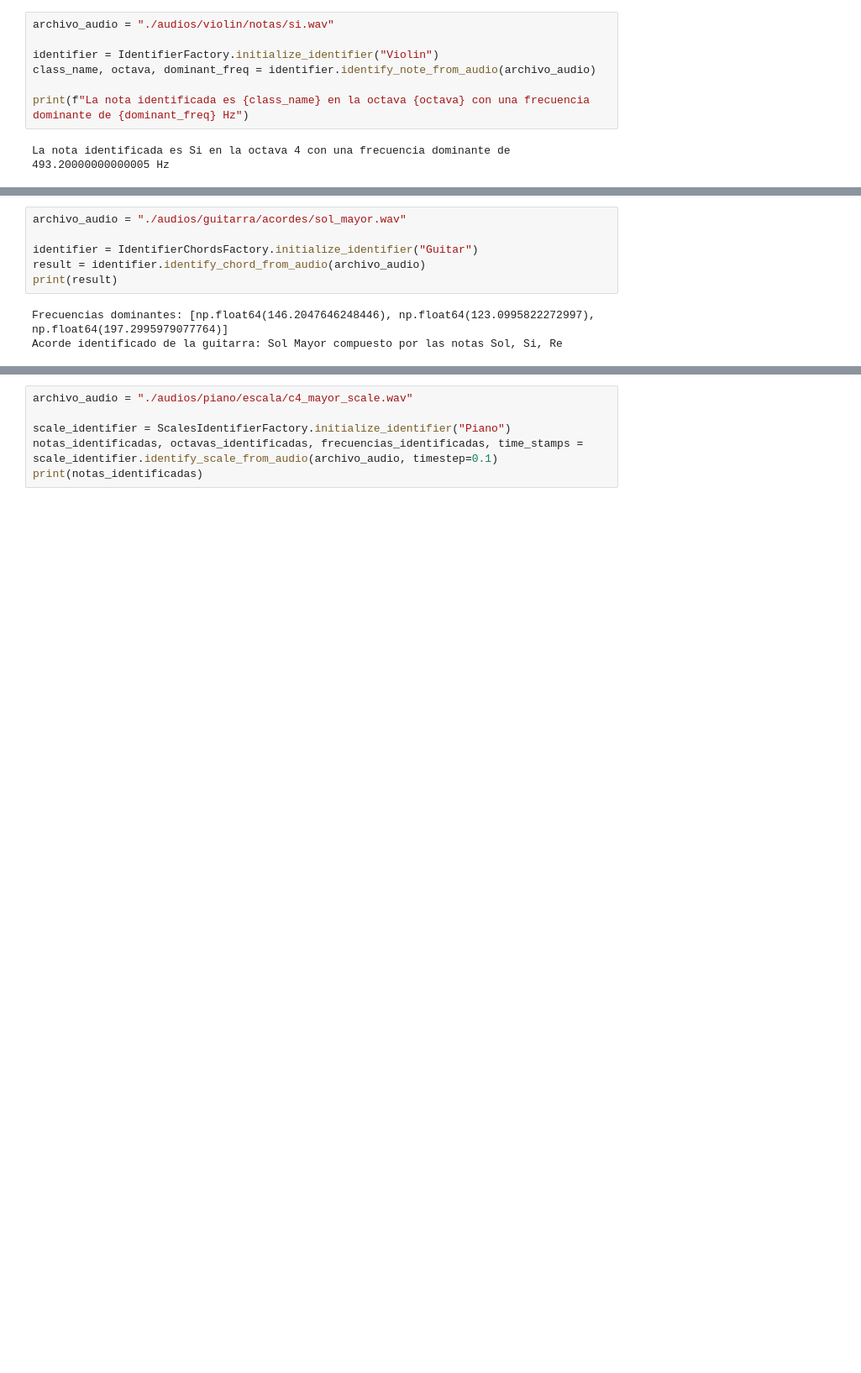
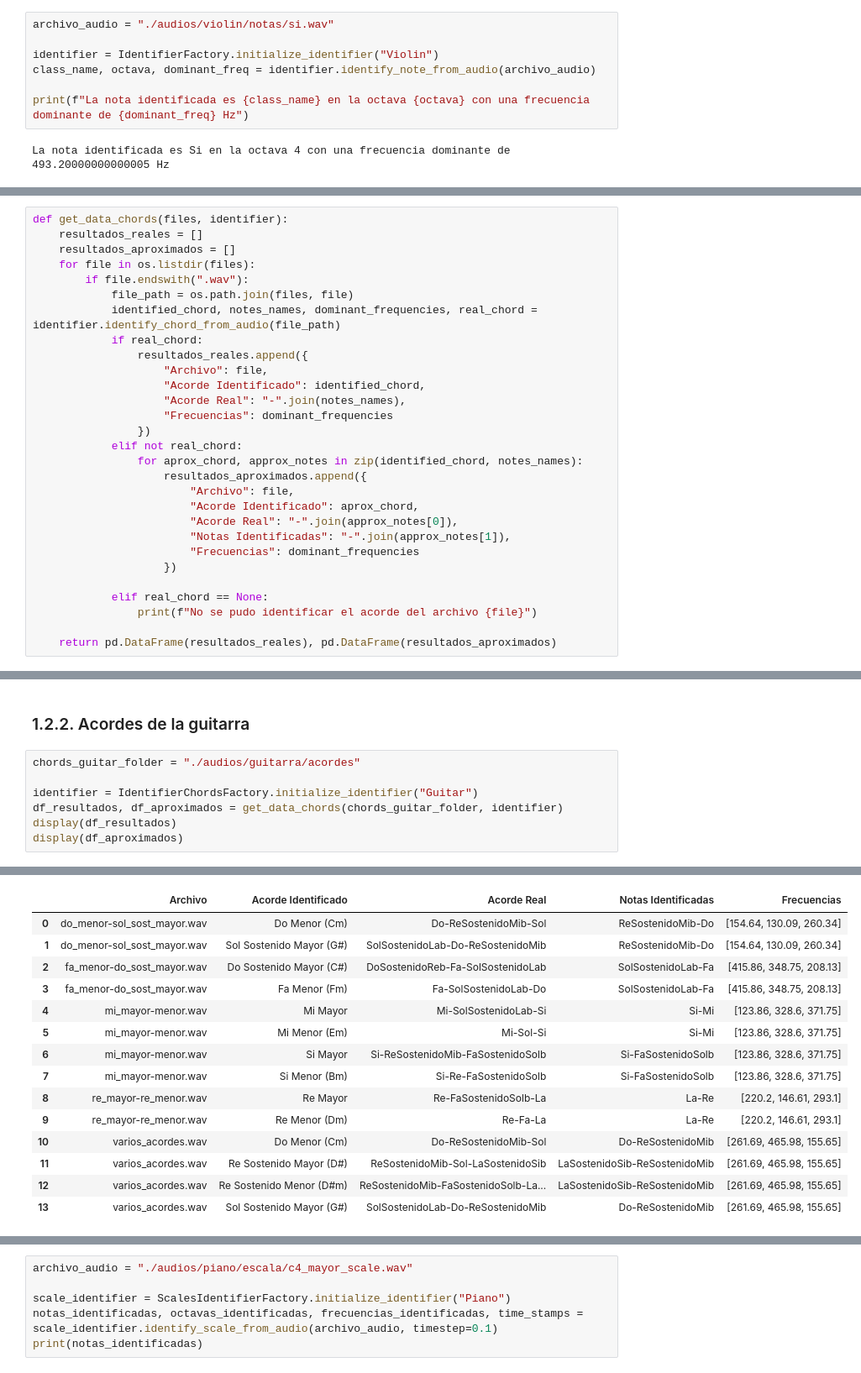
Before and after one commit to MediaMind-ULPGC/P04, a Jupyter notebook: P04.ipynb, the cells around one changed output, grey strips where cells are left out. Shown at 84% size. Saved outputs shown, nothing was run; the diff lists cells and outputs as text; blank space fills up the shorter version.

Commit message:
Presentación acordes

```diff
--- a/P04.ipynb
+++ b/P04.ipynb
@@ -170,0 +162,29 @@ for file in lista_de_archivos:
+# %%
+def get_data_chords(files, identifier):
+    resultados_reales = []
+    resultados_aproximados = []
+    for file in os.listdir(files):
+        if file.endswith(".wav"):
+            file_path = os.path.join(files, file)
+            identified_chord, notes_names, dominant_frequencies, real_chord = identifier.identify_chord_from_audio(file_path)
+            if real_chord:
+                resultados_reales.append({
+                    "Archivo": file,
+                    "Acorde Identificado": identified_chord,
+                    "Acorde Real": "-".join(notes_names),
+                    "Frecuencias": dominant_frequencies
+                })
+            elif not real_chord:
+                for aprox_chord, approx_notes in zip(identified_chord, notes_names):
+                    resultados_aproximados.append({
+                        "Archivo": file,
+                        "Acorde Identificado": aprox_chord,
+                        "Acorde Real": "-".join(approx_notes[0]),
+                        "Notas Identificadas": "-".join(approx_notes[1]),
+                        "Frecuencias": dominant_frequencies
+                    })
+
+            elif real_chord == None:
+                print(f"No se pudo identificar el acorde del archivo {file}")
+
+    return pd.DataFrame(resultados_reales), pd.DataFrame(resultados_aproximados)
@@ -171,9 +219,10 @@ for file in lista_de_archivos:
+# %% [markdown]
+### 1.2.2. Acordes de la guitarra
 # %%
-archivo_audio = "./audios/guitarra/acordes/sol_mayor.wav"
+chords_guitar_folder = "./audios/guitarra/acordes"
 
 identifier = IdentifierChordsFactory.initialize_identifier("Guitar")
-result = identifier.identify_chord_from_audio(archivo_audio)
-print(result)
+df_resultados, df_aproximados = get_data_chords(chords_guitar_folder, identifier)
+display(df_resultados)
+display(df_aproximados)
 # %% [output]
-Frecuencias dominantes: [np.float64(146.2047646248446), np.float64(123.0995822272997), np.float64(197.2995979077764)]
-Acorde identificado de la guitarra: Sol Mayor compuesto por las notas Sol, Si, Re
@@ -179,0 +235,15 @@ Acorde identificado de la guitarra: Sol Mayor compuesto por las notas Sol, Si, R
+|  | Archivo | Acorde Identificado | Acorde Real | Notas Identificadas | Frecuencias |
+| 0 | do_menor-sol_sost_mayor.wav | Do Menor (Cm) | Do-ReSostenidoMib-Sol | ReSostenidoMib-Do | [154.64, 130.09, 260.34] |
+| 1 | do_menor-sol_sost_mayor.wav | Sol Sostenido Mayor (G#) | SolSostenidoLab-Do-ReSostenidoMib | ReSostenidoMib-Do | [154.64, 130.09, 260.34] |
+| 2 | fa_menor-do_sost_mayor.wav | Do Sostenido Mayor (C#) | DoSostenidoReb-Fa-SolSostenidoLab | SolSostenidoLab-Fa | [415.86, 348.75, 208.13] |
+| 3 | fa_menor-do_sost_mayor.wav | Fa Menor (Fm) | Fa-SolSostenidoLab-Do | SolSostenidoLab-Fa | [415.86, 348.75, 208.13] |
+| 4 | mi_mayor-menor.wav | Mi Mayor | Mi-SolSostenidoLab-Si | Si-Mi | [123.86, 328.6, 371.75] |
+| 5 | mi_mayor-menor.wav | Mi Menor (Em) | Mi-Sol-Si | Si-Mi | [123.86, 328.6, 371.75] |
+| 6 | mi_mayor-menor.wav | Si Mayor | Si-ReSostenidoMib-FaSostenidoSolb | Si-FaSostenidoSolb | [123.86, 328.6, 371.75] |
+| 7 | mi_mayor-menor.wav | Si Menor (Bm) | Si-Re-FaSostenidoSolb | Si-FaSostenidoSolb | [123.86, 328.6, 371.75] |
+| 8 | re_mayor-re_menor.wav | Re Mayor | Re-FaSostenidoSolb-La | La-Re | [220.2, 146.61, 293.1] |
+| 9 | re_mayor-re_menor.wav | Re Menor (Dm) | Re-Fa-La | La-Re | [220.2, 146.61, 293.1] |
+| 10 | varios_acordes.wav | Do Menor (Cm) | Do-ReSostenidoMib-Sol | Do-ReSostenidoMib | [261.69, 465.98, 155.65] |
+| 11 | varios_acordes.wav | Re Sostenido Mayor (D#) | ReSostenidoMib-Sol-LaSostenidoSib | LaSostenidoSib-ReSostenidoMib | [261.69, 465.98, 155.65] |
+| 12 | varios_acordes.wav | Re Sostenido Menor (D#m) | ReSostenidoMib-FaSostenidoSolb-La... | LaSostenidoSib-ReSostenidoMib | [261.69, 465.98, 155.65] |
+| 13 | varios_acordes.wav | Sol Sostenido Mayor (G#) | SolSostenidoLab-Do-ReSostenidoMib | Do-ReSostenidoMib | [261.69, 465.98, 155.65] |
```
Also changed, not shown: parts of 15 cells of this notebook, 2 other files.
